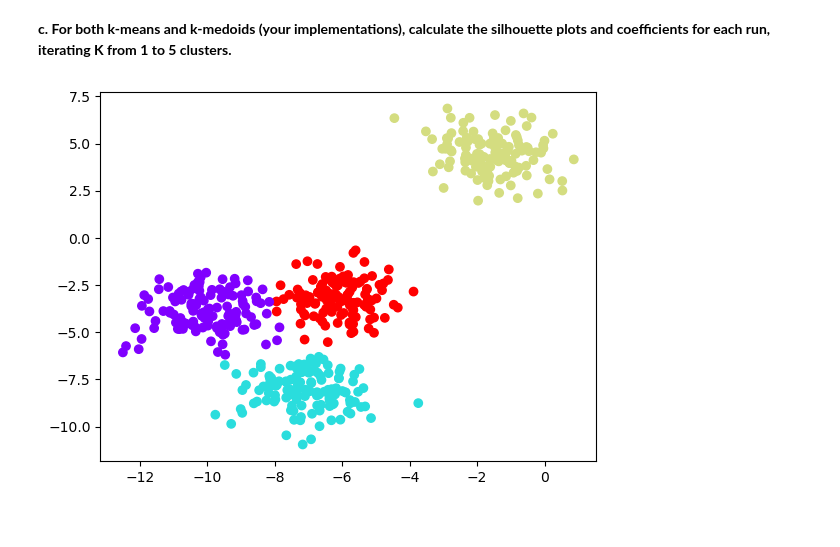
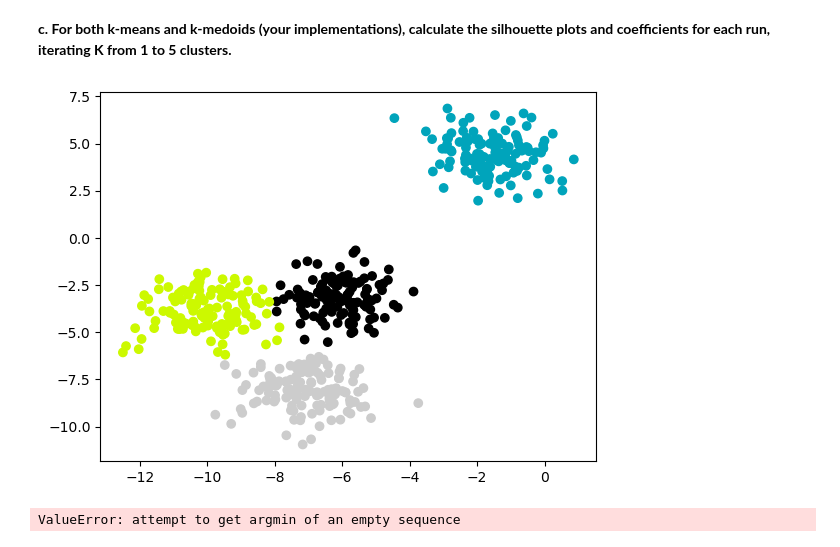
Before and after one commit to lina-martinez/Lab-ll--Clustering-ML, a Jupyter notebook: Point 5/Point 5.ipynb, the cells around one changed output. Saved outputs shown, nothing was run; the diff lists cells and outputs as text; code cells hidden in the pictures.

```diff
--- a/Point 5/Point 5.ipynb
+++ b/Point 5/Point 5.ipynb
@@ -42,14 +43,22 @@ Based on the scatter plot, there are four clusters, and they are somewhat far ap
 **c. For both k-means and k-medoids (your implementations), calculate the silhouette plots and coefficients for each run, iterating K from 1 to 5 clusters.**
 # %%
 # Initialize KMeans
-kmeans = KMeans(n_clusters=4)
+kmeans = MyKMeans(n_clusters=4)
 
 # fit the data & predict cluster labels
 kmeans.fit(X)
-y_pred = kmeans.predict(X)
+cluster_kmeans = kmeans.predict(X)
+plt.scatter(X[:,0], X[:,1], c=cluster_kmeans, cmap='nipy_spectral')
+plt.show()
+# %% [output]
+[figure, added]
 # %%
-
-plt.scatter(X[:,0], X[:,1], c=y_pred, cmap='rainbow')
+# Initialize KMeans
+kmedoids = KMedoids(n_clusters=4)
+# fit the data & predict cluster labels
+kmedoids.fit(X)
+cluster_kmedoids = kmedoids.predict(X)
+plt.scatter(X[:,0], X[:,1], c=cluster_kmedoids, cmap='nipy_spectral')
 plt.show()
 # %% [output]
-[figure, removed]
+ValueError: attempt to get argmin of an empty sequence
```
Also changed, not shown: parts of 6 cells of this notebook, 3 other files.
